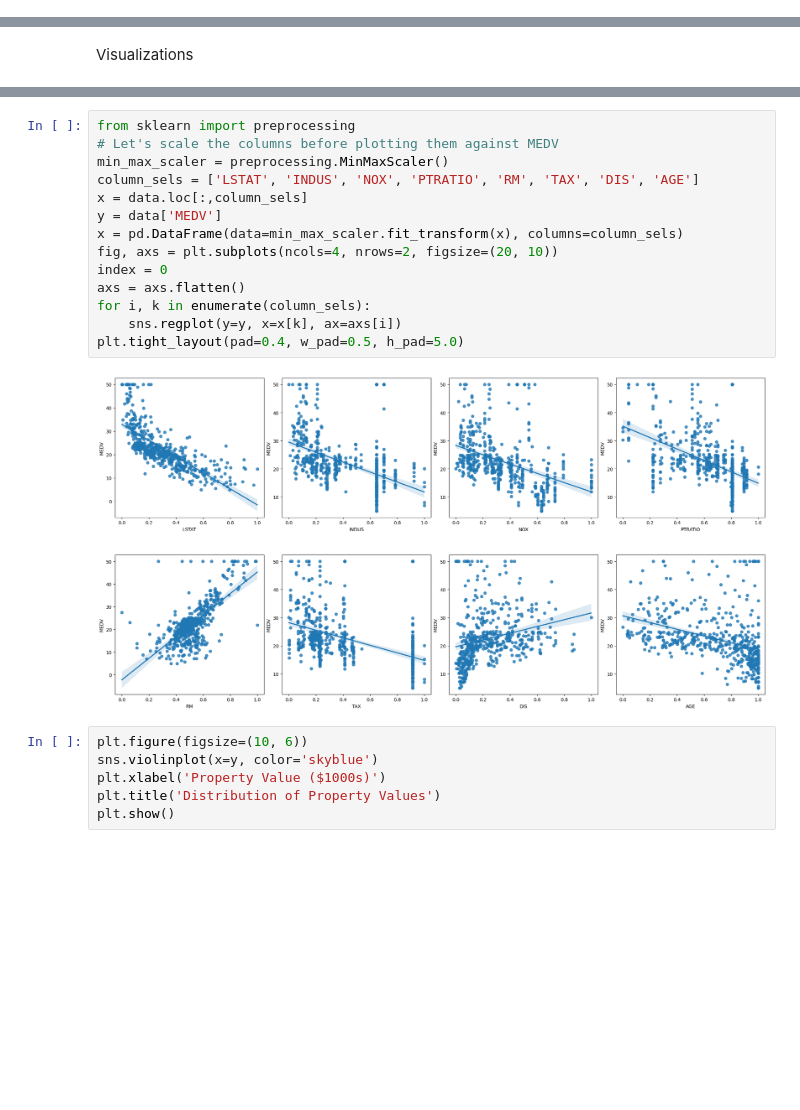
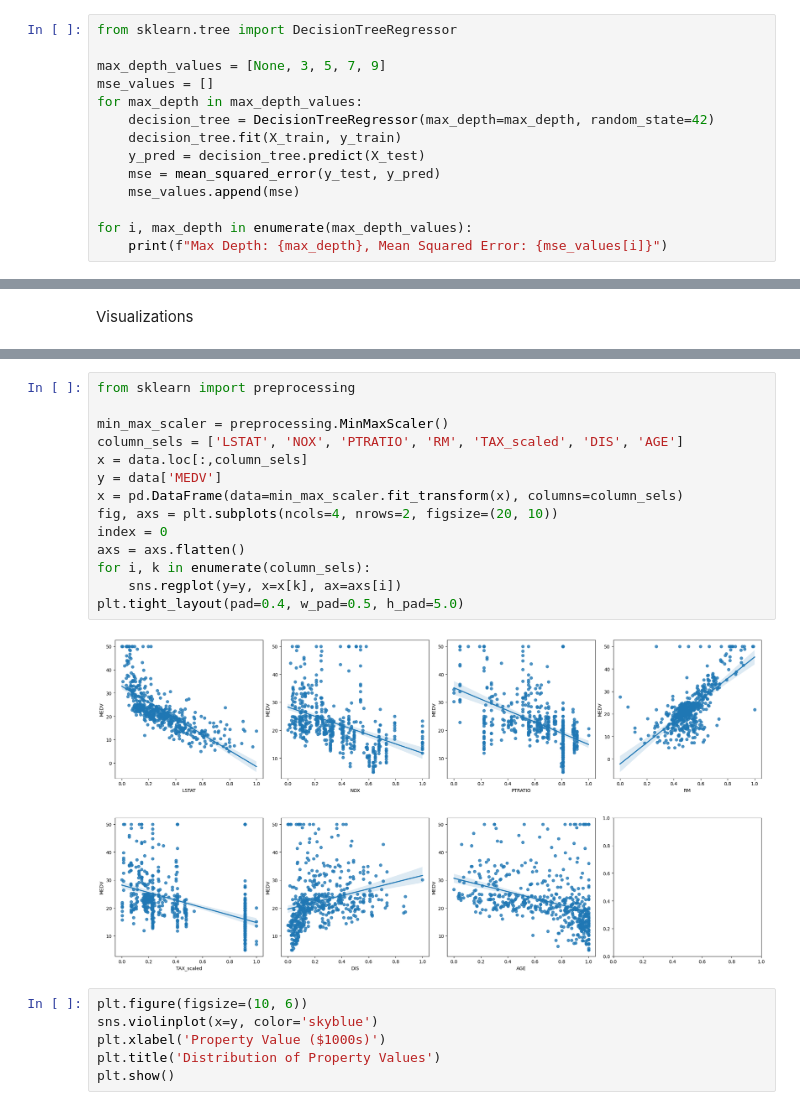
Before and after one commit to dannycusack/repo_test, a Jupyter notebook: DS110_Project.ipynb, the cells around one changed output, grey strips where cells are left out. Cells and saved outputs as stored; diff of their text form; blank space fills up the shorter version.

```diff
--- a/DS110_Project.ipynb
+++ b/DS110_Project.ipynb
@@ -218,0 +201,14 @@ R-squared Score: 0.8922527442109116
+# %%
+from sklearn.tree import DecisionTreeRegressor
+
+max_depth_values = [None, 3, 5, 7, 9]
+mse_values = []
+for max_depth in max_depth_values:
+    decision_tree = DecisionTreeRegressor(max_depth=max_depth, random_state=42)
+    decision_tree.fit(X_train, y_train)
+    y_pred = decision_tree.predict(X_test)
+    mse = mean_squared_error(y_test, y_pred)
+    mse_values.append(mse)
+
+for i, max_depth in enumerate(max_depth_values):
+    print(f"Max Depth: {max_depth}, Mean Squared Error: {mse_values[i]}")
@@ -270,19 +268,19 @@ plt.show()
 # %%
 from sklearn import preprocessing
-# Let's scale the columns before plotting them against MEDV
+
 min_max_scaler = preprocessing.MinMaxScaler()
-column_sels = ['LSTAT', 'INDUS', 'NOX', 'PTRATIO', 'RM', 'TAX', 'DIS', 'AGE']
+column_sels = ['LSTAT', 'NOX', 'PTRATIO', 'RM', 'TAX_scaled', 'DIS', 'AGE']
 x = data.loc[:,column_sels]
 y = data['MEDV']
 x = pd.DataFrame(data=min_max_scaler.fit_transform(x), columns=column_sels)
 fig, axs = plt.subplots(ncols=4, nrows=2, figsize=(20, 10))
 index = 0
 axs = axs.flatten()
 for i, k in enumerate(column_sels):
     sns.regplot(y=y, x=x[k], ax=axs[i])
 plt.tight_layout(pad=0.4, w_pad=0.5, h_pad=5.0)
 # %% [output]
-[figure, old version]
+[figure, new version]
 # %%
 plt.figure(figsize=(10, 6))
 sns.violinplot(x=y, color='skyblue')
```
Also changed, not shown: parts of 12 cells of this notebook.
